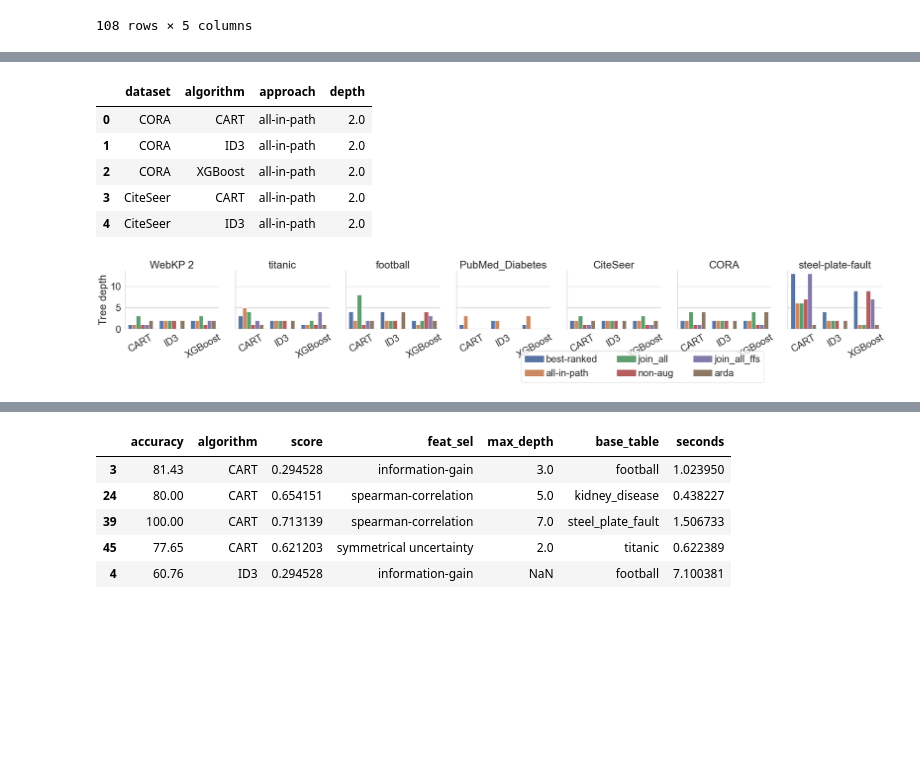
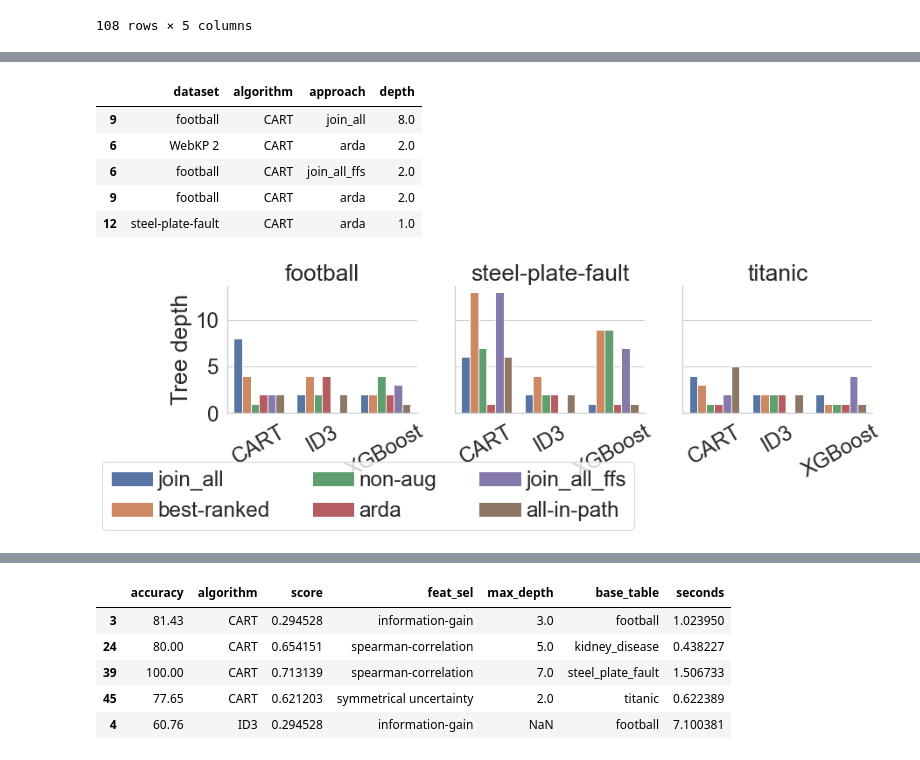
Before and after one commit to delftdata/autofeat, a Jupyter notebook: Visualisations-final.ipynb, the cells around one changed output, grey strips where cells are left out. Cells and saved outputs as stored; diff of their text form; code cells hidden in the pictures; blank space fills up the shorter version.

```diff
--- a/Visualisations-final.ipynb
+++ b/Visualisations-final.ipynb
@@ -500,0 +610,35 @@ g.savefig('plots/train-time-all.pdf', dpi=300, bbox_inches="tight")
+# %%
+# Accuracy of BestRank, JoinAll and Non-Aug
+
+from cmath import log
+# display(train_time)
+
+#### TRAIN TIME BIG datasets
+# label_order = {'best-ranked': 0, 'all-in-path': 1, 'join_all': 2}
+
+train_time.sort_values(by=['algorithm'], ascending=True, inplace=True)
+train_time_filtered = train_time[train_time['dataset'].isin(big_datasets)]
+# train_time_filtered = train_time_filtered[train_time_filtered['approach'] != 'join_all']
+train_time_filtered['train_time'] = train_time_filtered.apply(lambda row: log(row['train_time']), axis=1)
+# train_time.sort_values(by=['approach'], key=lambda x: x.map(label_order), inplace=True)
+
+
+sns.set(font_scale=2.2, style="whitegrid")
+colors = sns.color_palette("Set2")
+
+g = sns.catplot(x="algorithm", y="train_time", hue="approach", col="dataset", data=train_time_filtered, kind="bar", height=4,
+               order=algs)
+
+g.set_titles("{col_name}")
+g.set_xlabels('')
+g.set_ylabels('Train time')
+
+loc, labels = plt.xticks()
+hh, ll = plt.gca().get_legend_handles_labels()
+
+g.set_xticklabels(labels, rotation=30)
+g._legend.remove()
+
+plt.legend(hh, ll, bbox_to_anchor=(-0.2, -1), loc=4, ncol=3, handletextpad=0.2)
+
+g.savefig('plots/train-time-all-big.pdf', dpi=300, bbox_inches="tight")
@@ -501,37 +652,39 @@ g.savefig('plots/train-time-all.pdf', dpi=300, bbox_inches="tight")
 # %%
 
 display(depth.head())
 
-label_order = {'best-ranked': 0, 'all-in-path': 1, 'join_all': 2}
+# DEPTH SMALL labels
+# label_order = {'best-ranked': 0, 'all-in-path': 1, 'join_all': 2}
 
 depth.sort_values(by=['algorithm'], ascending=True, inplace=True)
-depth.sort_values(by=['approach'], key=lambda x: x.map(label_order), inplace=True)
+depth_filtered = depth[depth["dataset"].isin(small_datasets)]
+# depth.sort_values(by=['approach'], key=lambda x: x.map(label_order), inplace=True)
 
 
 sns.set(font_scale=2.2, style="whitegrid")
 colors = sns.color_palette("Set2")
 
-g = sns.catplot(x="algorithm", y="depth", hue="approach", col="dataset", data=depth, kind="bar", height=4,
+g = sns.catplot(x="algorithm", y="depth", hue="approach", col="dataset", data=depth_filtered, kind="bar", height=4,
                order=algs)
 
 g.set_titles("{col_name}")
 g.set_xlabels('')
 g.set_ylabels('Tree depth')
 
 loc, labels = plt.xticks()
 hh, ll = plt.gca().get_legend_handles_labels()
 
 g.set_xticklabels(labels, rotation=30)
 g._legend.remove()
 
 plt.legend(hh, ll, bbox_to_anchor=(-0.2, -1), loc=4, ncol=3, handletextpad=0.2)
 
-g.savefig('plots/depth-all.pdf', dpi=300, bbox_inches="tight")
+g.savefig('plots/depth-all-small.pdf', dpi=300, bbox_inches="tight")
 # %% [output]
 |  | dataset | algorithm | approach | depth |
-| 0 | CORA | CART | all-in-path | 2.0 |
-| 1 | CORA | ID3 | all-in-path | 2.0 |
-| 2 | CORA | XGBoost | all-in-path | 2.0 |
-| 3 | CiteSeer | CART | all-in-path | 2.0 |
-| 4 | CiteSeer | ID3 | all-in-path | 2.0 |
+| 9 | football | CART | join_all | 8.0 |
+| 6 | WebKP 2 | CART | arda | 2.0 |
+| 6 | football | CART | join_all_ffs | 2.0 |
+| 9 | football | CART | arda | 2.0 |
+| 12 | steel-plate-fault | CART | arda | 1.0 |
-[figure, old version]
+[figure, new version]
```
Also changed, not shown: parts of 13 cells of this notebook, 11 other files.
